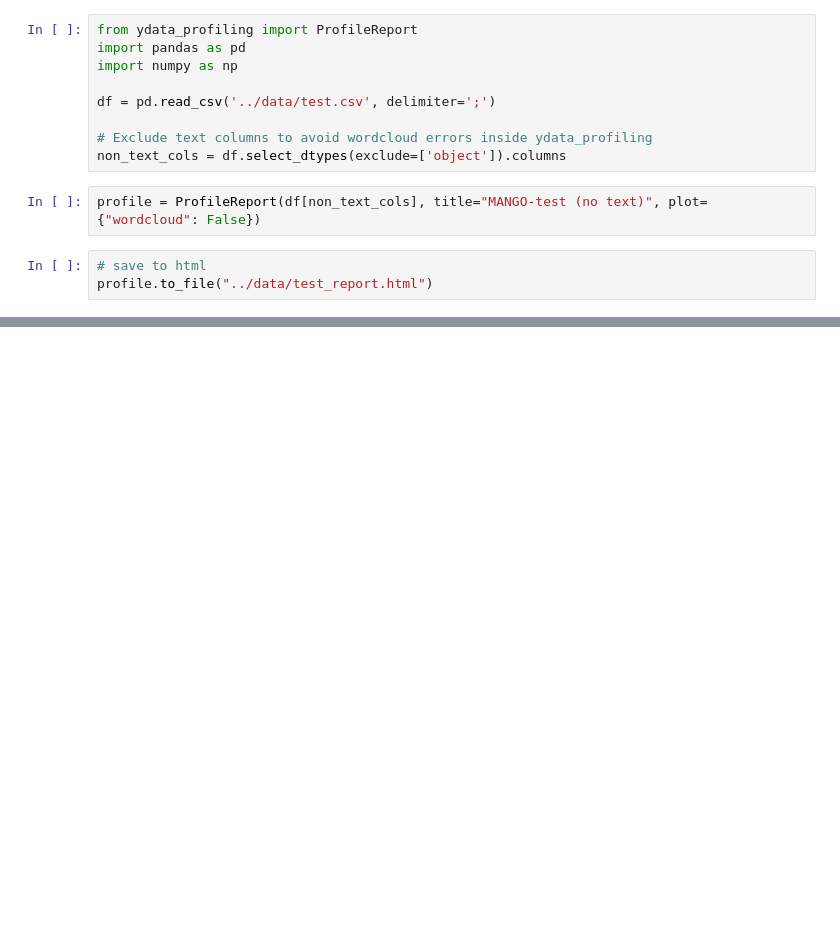
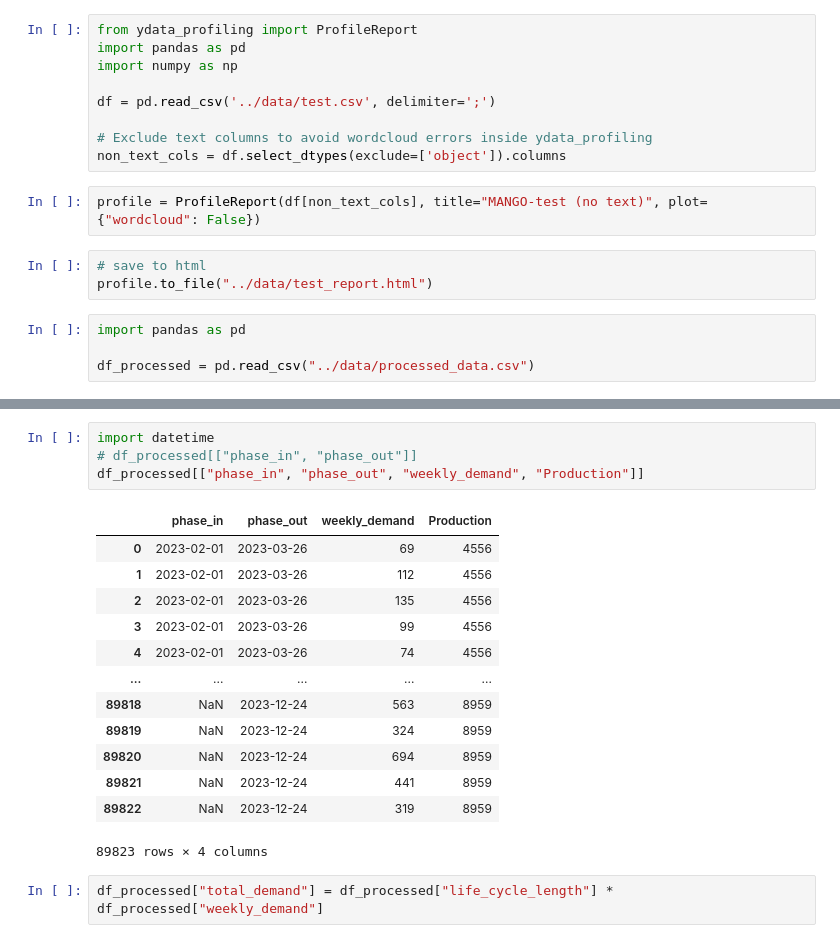
Before and after one commit to mustaphouni04/MANGO-Datathon-2025, a Jupyter notebook: notebooks/01_eda.ipynb, the cells around one changed output, grey strips where cells are left out. Drawn from its saved outputs; the diff is of its cells as text; blank space fills up the shorter version.

```diff
--- a/notebooks/01_eda.ipynb
+++ b/notebooks/01_eda.ipynb
@@ -99,3 +98,7 @@ profile = ProfileReport(df[non_text_cols], title="MANGO-test (no text)", plot={"
 # %%
 # save to html
 profile.to_file("../data/test_report.html")
+# %%
+import pandas as pd
+
+df_processed = pd.read_csv("../data/processed_data.csv")
@@ -101,0 +131,20 @@ profile.to_file("../data/test_report.html")
+# %%
+import datetime
+# df_processed[["phase_in", "phase_out"]]
+df_processed[["phase_in", "phase_out", "weekly_demand", "Production"]]
+# %% [output]
+|  | phase_in | phase_out | weekly_demand | Production |
+| 0 | 2023-02-01 | 2023-03-26 | 69 | 4556 |
+| 1 | 2023-02-01 | 2023-03-26 | 112 | 4556 |
+| 2 | 2023-02-01 | 2023-03-26 | 135 | 4556 |
+| 3 | 2023-02-01 | 2023-03-26 | 99 | 4556 |
+| 4 | 2023-02-01 | 2023-03-26 | 74 | 4556 |
+| ... | ... | ... | ... | ... |
+| 89818 | NaN | 2023-12-24 | 563 | 8959 |
+| 89819 | NaN | 2023-12-24 | 324 | 8959 |
+| 89820 | NaN | 2023-12-24 | 694 | 8959 |
+| 89821 | NaN | 2023-12-24 | 441 | 8959 |
+| 89822 | NaN | 2023-12-24 | 319 | 8959 |
+89823 rows × 4 columns
+# %%
+df_processed["total_demand"] = df_processed["life_cycle_length"] * df_processed["weekly_demand"]
```
Also changed, not shown: parts of 8 cells of this notebook, 44 other files.
